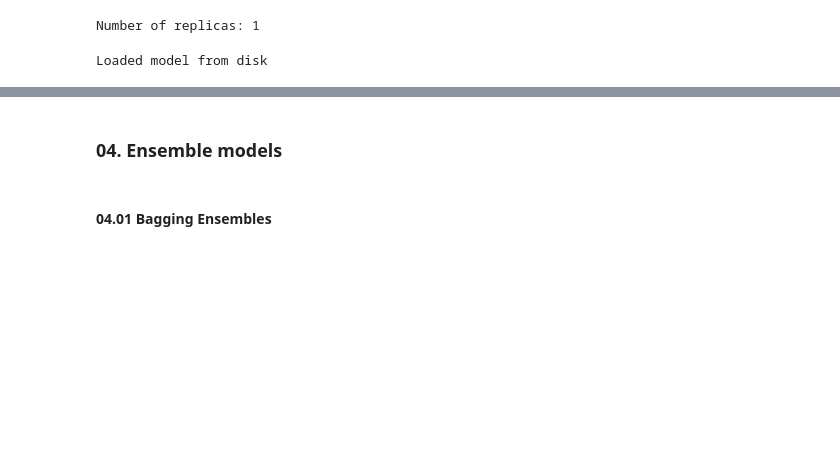
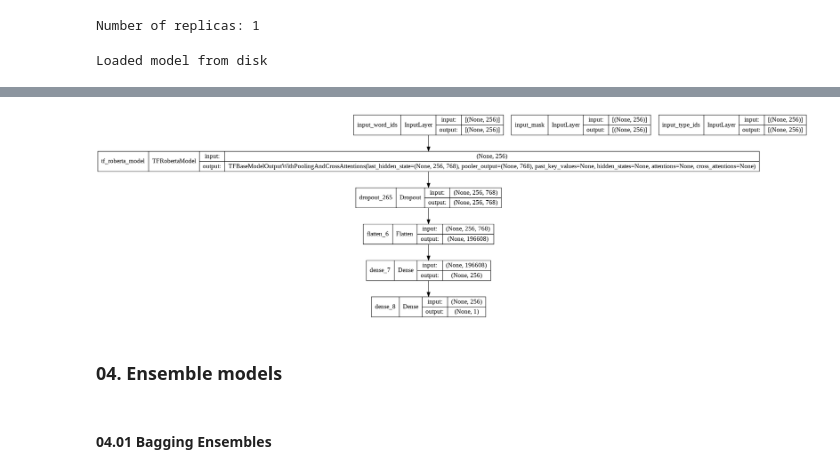
Before and after one commit to subhabrata-ghosh-1988/Transformers, a Jupyter notebook: Transformers_Ensemble.ipynb, the cells around one changed output, grey strips where cells are left out. Cells and saved outputs as stored; diff of their text form; code cells hidden in the pictures; blank space fills up the shorter version.

```diff
--- a/Transformers_Ensemble.ipynb
+++ b/Transformers_Ensemble.ipynb
@@ -552,6 +409,10 @@ Accuracy of the model on Testing Data is -  69.7064995765686 %
 # %%
 ## RoBERT a output labels
 roberta_pred =  roberta_loaded_model.predict(X_test_r)
+# %%
+keras.utils.plot_model(roberta_loaded_model,to_file='roberta.png',show_shapes=True)
+# %% [output]
+[figure, added]
 # %% [markdown]
 ### 04. Ensemble models
 # %% [markdown]
```
Also changed, not shown: parts of 29 cells of this notebook.
